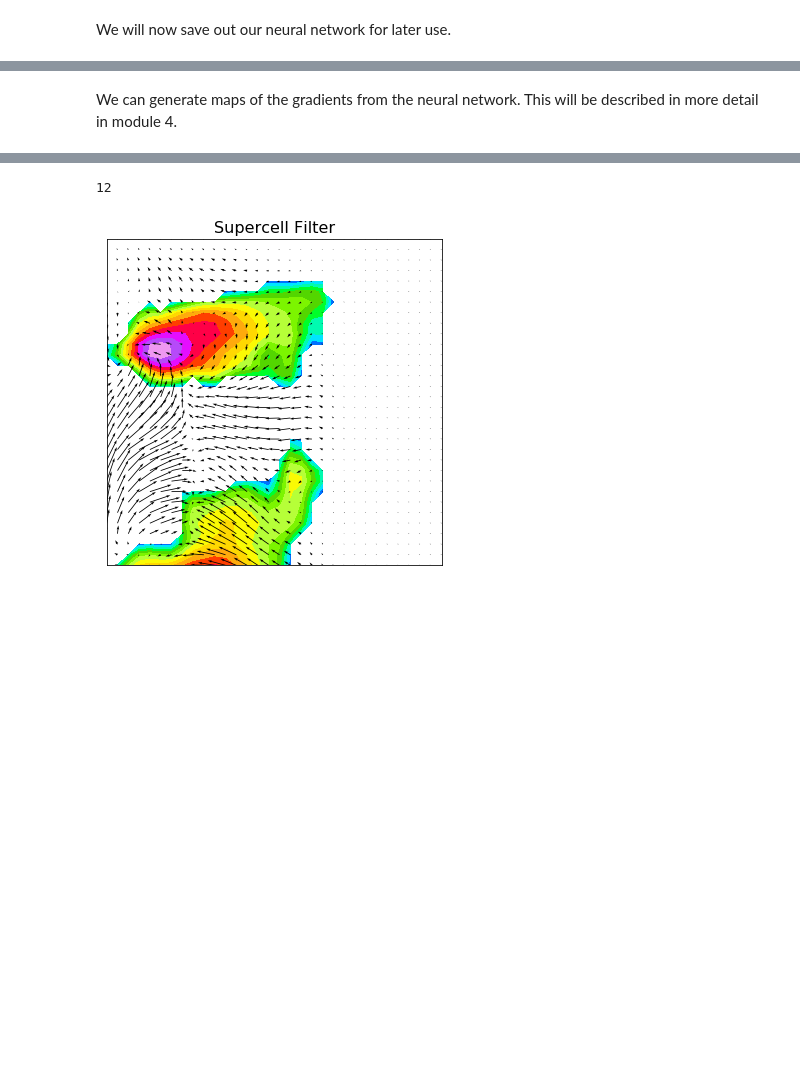
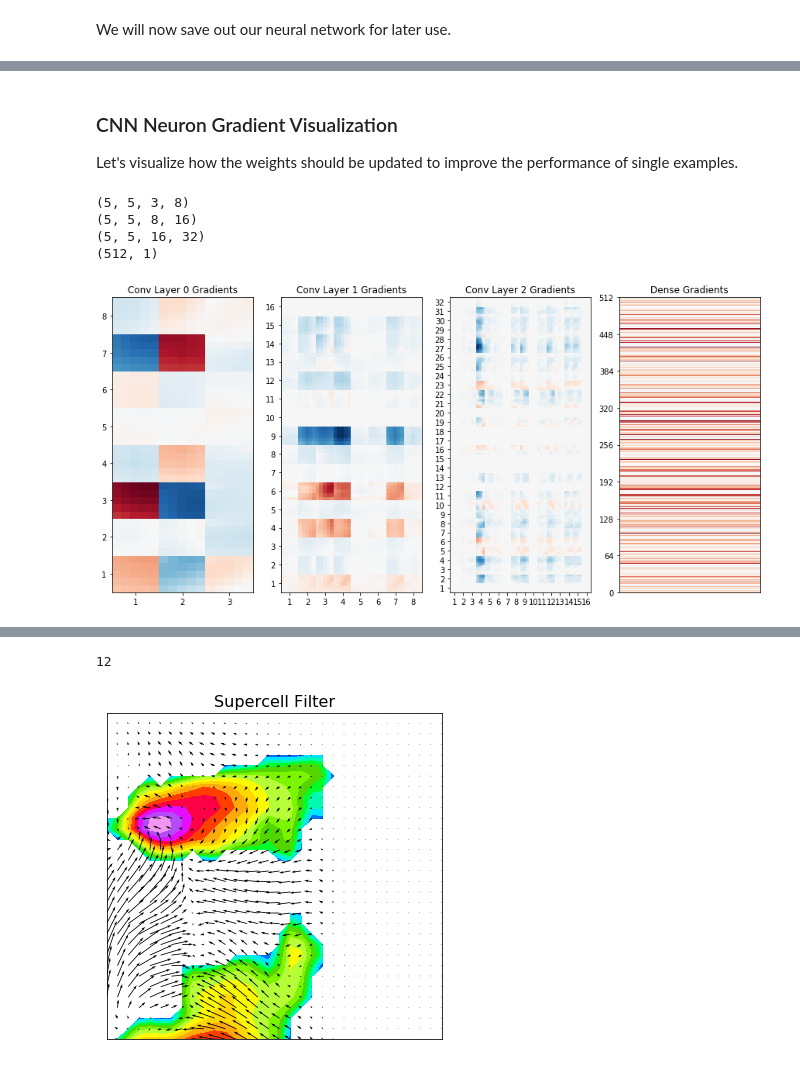
Before and after one commit to djgagne/ams-ml-python-course, a Jupyter notebook: module_3/ML_Short_Course_Module_3_Deep_Learning.ipynb, the cells around one changed output, grey strips where cells are left out. Saved outputs shown, nothing was run; the diff lists cells and outputs as text; code cells hidden in the pictures; blank space fills up the shorter version.

Commit message:
Updated deep learning module

```diff
--- a/module_3/ML_Short_Course_Module_3_Deep_Learning.ipynb
+++ b/module_3/ML_Short_Course_Module_3_Deep_Learning.ipynb
@@ -760,2 +787,50 @@ plot_conv_layers_out(32237)
-# %% [markdown]
-We can generate maps of the gradients from the neural network. This will be described in more detail in module 4.
+# %% [markdown]
+### CNN Neuron Gradient Visualization
+Let's visualize how the weights should be updated to improve the performance of single examples.
+# %%
+def plot_cnn_weight_gradients(example=1):
+    target = test_out[example]
+    loss = K.mean((conv_model.output - target) ** 2)
+    weight_grads = K.gradients(loss, [conv_model.layers[1].weights[0],
+                                     conv_model.layers[4].weights[0],
+                                     conv_model.layers[7].weights[0],
+                                     conv_model.layers[11].weights[0]])
+    weight_grad_func = K.function([conv_model.input, K.learning_phase()], [conv_model.output, loss] +  weight_grads)
+    all_out = weight_grad_func([test_norm_2d[example:example + 1], 0])
+    ex_grads = all_out[2:]
+    fig, axes = plt.subplots(1, 4, figsize=(15, 7), facecolor='white')
+    for a, ax in enumerate(axes.ravel()):
+        print(ex_grads[a].shape)
+        if len(ex_grads[a].shape) == 4:
+            grad_grid = np.zeros((ex_grads[a].shape[0] * ex_grads[a].shape[3], ex_grads[a].shape[1] * ex_grads[a].shape[2]))
+            for c in range(ex_grads[a].shape[3]):
+                for i in range(ex_grads[a].shape[2]):
+                    grad_grid[ex_grads[a].shape[0] * c:ex_grads[a].shape[0] * (c + 1),
+                             ex_grads[a].shape[1] * i:ex_grads[a].shape[1] * (i + 1)] = ex_grads[a][:, :, i, c]
+        else:
+            grad_grid = ex_grads[a]
+        g_max = np.max(np.abs(grad_grid))
+        ax.pcolormesh(grad_grid, vmin=-g_max, vmax=g_max, cmap="RdBu_r")
+        if len(ex_grads[a].shape) == 4:
+            ax.set_xticks(np.arange(ex_grads[a].shape[1] / 2.0,
+                                ex_grads[a].shape[2] * ex_grads[a].shape[1], ex_grads[a].shape[1]),
+                          )
+            ax.set_xticklabels(np.arange(1, ex_grads[a].shape[2] + 1))
+            ax.set_yticks(np.arange(ex_grads[a].shape[0] / 2.0,
+                                ex_grads[a].shape[3] * ex_grads[a].shape[0], ex_grads[a].shape[0]),
+                          )
+            ax.set_yticklabels(np.arange(1, ex_grads[a].shape[3] + 1))
+            ax.set_title(f"Conv Layer {a:d} Gradients")
+        else:
+            ax.set_xticks([])
+            ax.set_yticks(np.arange(0, grad_grid.shape[0] + 64, 64))
+            ax.set_title("Dense Gradients")
+
+    plt.show()
+plot_cnn_weight_gradients()
+# %% [output]
+(5, 5, 3, 8)
+(5, 5, 8, 16)
+(5, 5, 16, 32)
+(512, 1)
+[figure, added]
```
Also changed, not shown: parts of 28 cells of this notebook, 1 other file.
